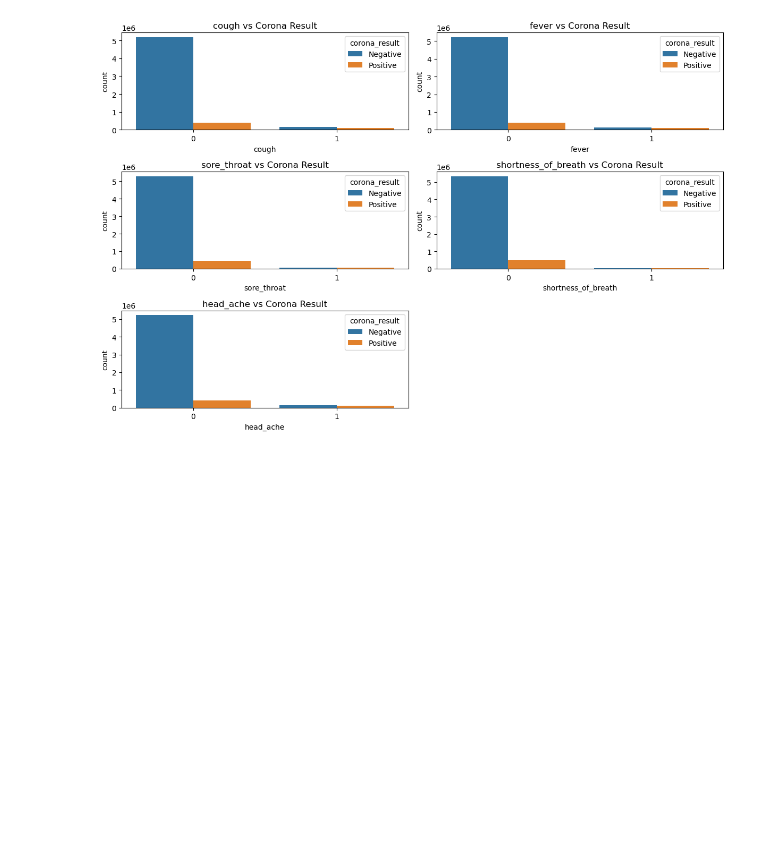
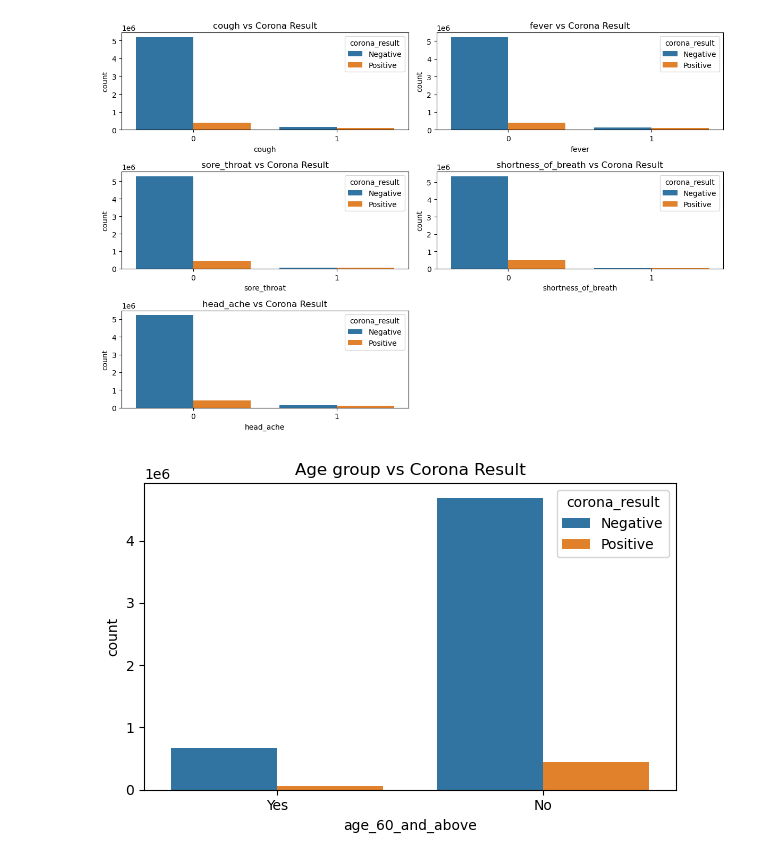
Before and after one commit to RohitRathore25/Covid19_project_prediction, a Jupyter notebook: covid19_prediction.ipynb, the cells around one changed output. Cells and saved outputs as stored; diff of their text form; code cells hidden in the pictures; blank space fills up the shorter version.

```diff
--- a/covid19_prediction.ipynb
+++ b/covid19_prediction.ipynb
@@ -159,3 +159,12 @@ plt.tight_layout()
 plt.show()
 # %% [output]
 [figure]
+# %%
+plt.figure(figsize=(6,4))
+sns.countplot(x='age_60_and_above', hue='corona_result', data=data)
+plt.title('Age group vs Corona Result')
+
+plt.tight_layout()
+plt.show()
+# %% [output]
+[figure, added]
```
Also changed, not shown: parts of 8 cells of this notebook.
